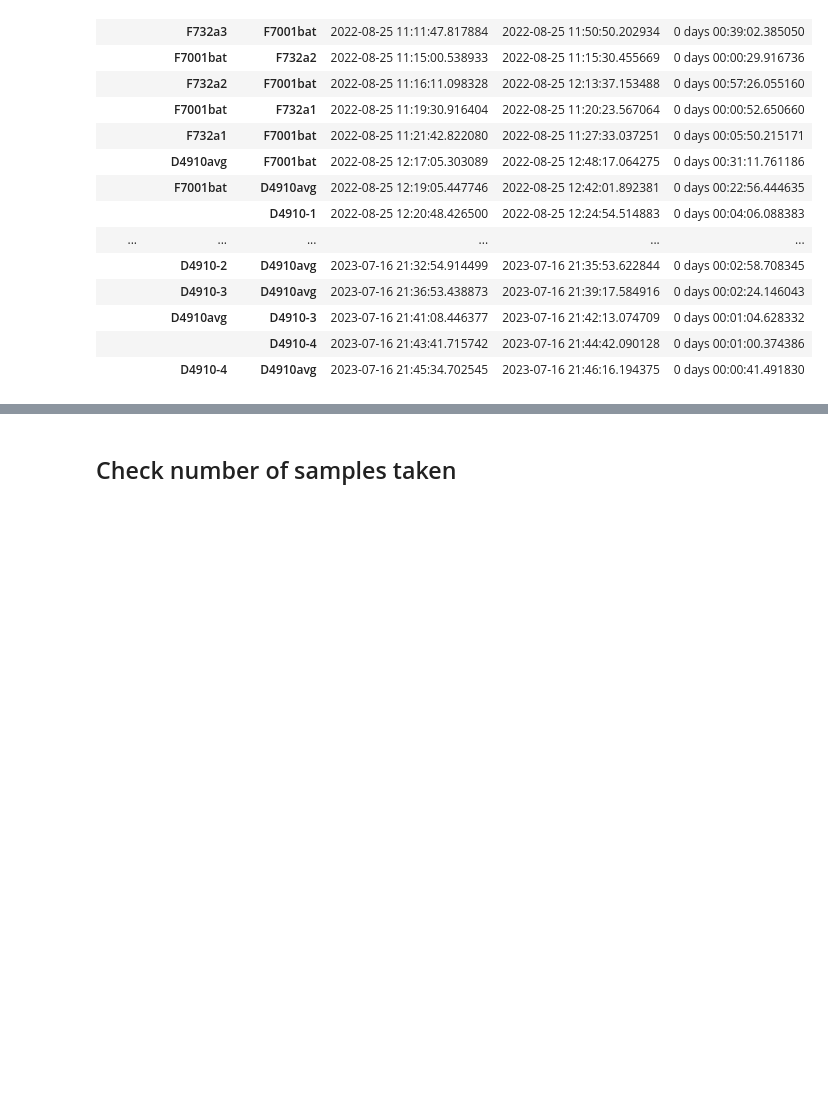
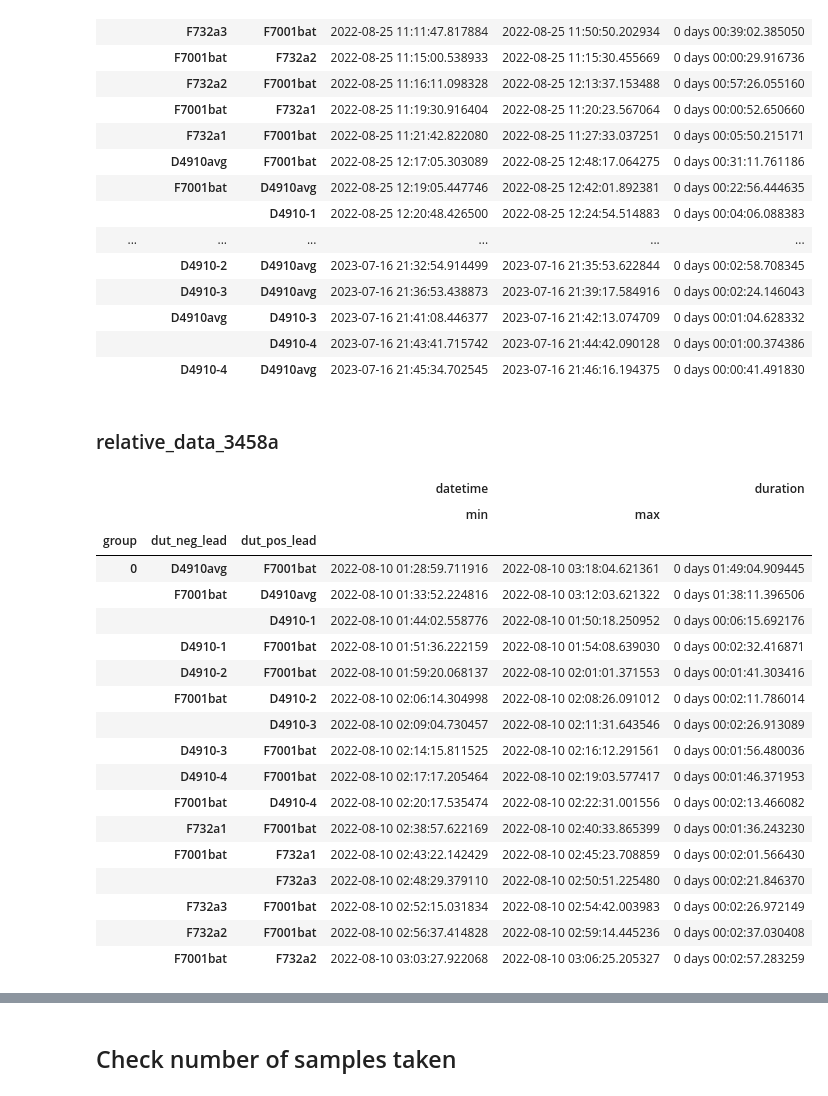
Before and after one commit to alson/metrology-data-analysis, a Jupyter notebook: vrefs.ipynb, the cells around one changed output, grey strips where cells are left out. Cells and saved outputs as stored; diff of their text form; code cells hidden in the pictures; blank space fills up the shorter version.

```diff
--- a/vrefs.ipynb
+++ b/vrefs.ipynb
@@ -615,3 +688,32 @@ pd.set_option('display.max_rows', orig_max_rows)
 |  | D4910avg | D4910-3 | 2023-07-16 21:41:08.446377 | 2023-07-16 21:42:13.074709 | 0 days 00:01:04.628332 |
 |  |  | D4910-4 | 2023-07-16 21:43:41.715742 | 2023-07-16 21:44:42.090128 | 0 days 00:01:00.374386 |
 |  | D4910-4 | D4910avg | 2023-07-16 21:45:34.702545 | 2023-07-16 21:46:16.194375 | 0 days 00:00:41.491830 |
+# %% [markdown]
+### relative_data_3458a
+# %%
+orig_max_rows = pd.get_option('display.max_rows')
+pd.set_option('display.max_rows', None)
+duration_data = ag3458a_rel_data.reset_index().groupby(['group', 'dut_neg_lead', 'dut_pos_lead']).agg({'datetime': ['min', 'max']})
+duration_data['duration'] = duration_data['datetime']['max'] - duration_data['datetime']['min']
+display(duration_data.sort_values(('datetime', 'min')))
+pd.set_option('display.max_rows', orig_max_rows)
+# %% [output]
+|  |  |  | datetime |  | duration |
+|  |  |  | min | max |  |
+| group | dut_neg_lead | dut_pos_lead |  |  |  |
+| 0 | D4910avg | F7001bat | 2022-08-10 01:28:59.711916 | 2022-08-10 03:18:04.621361 | 0 days 01:49:04.909445 |
+|  | F7001bat | D4910avg | 2022-08-10 01:33:52.224816 | 2022-08-10 03:12:03.621322 | 0 days 01:38:11.396506 |
+|  |  | D4910-1 | 2022-08-10 01:44:02.558776 | 2022-08-10 01:50:18.250952 | 0 days 00:06:15.692176 |
+|  | D4910-1 | F7001bat | 2022-08-10 01:51:36.222159 | 2022-08-10 01:54:08.639030 | 0 days 00:02:32.416871 |
+|  | D4910-2 | F7001bat | 2022-08-10 01:59:20.068137 | 2022-08-10 02:01:01.371553 | 0 days 00:01:41.303416 |
+|  | F7001bat | D4910-2 | 2022-08-10 02:06:14.304998 | 2022-08-10 02:08:26.091012 | 0 days 00:02:11.786014 |
+|  |  | D4910-3 | 2022-08-10 02:09:04.730457 | 2022-08-10 02:11:31.643546 | 0 days 00:02:26.913089 |
+|  | D4910-3 | F7001bat | 2022-08-10 02:14:15.811525 | 2022-08-10 02:16:12.291561 | 0 days 00:01:56.480036 |
+|  | D4910-4 | F7001bat | 2022-08-10 02:17:17.205464 | 2022-08-10 02:19:03.577417 | 0 days 00:01:46.371953 |
+|  | F7001bat | D4910-4 | 2022-08-10 02:20:17.535474 | 2022-08-10 02:22:31.001556 | 0 days 00:02:13.466082 |
+|  | F732a1 | F7001bat | 2022-08-10 02:38:57.622169 | 2022-08-10 02:40:33.865399 | 0 days 00:01:36.243230 |
+|  | F7001bat | F732a1 | 2022-08-10 02:43:22.142429 | 2022-08-10 02:45:23.708859 | 0 days 00:02:01.566430 |
+|  |  | F732a3 | 2022-08-10 02:48:29.379110 | 2022-08-10 02:50:51.225480 | 0 days 00:02:21.846370 |
+|  | F732a3 | F7001bat | 2022-08-10 02:52:15.031834 | 2022-08-10 02:54:42.003983 | 0 days 00:02:26.972149 |
+|  | F732a2 | F7001bat | 2022-08-10 02:56:37.414828 | 2022-08-10 02:59:14.445236 | 0 days 00:02:37.030408 |
+|  | F7001bat | F732a2 | 2022-08-10 03:03:27.922068 | 2022-08-10 03:06:25.205327 | 0 days 00:02:57.283259 |
```
Also changed, not shown: parts of 24 cells of this notebook, 1 other file.
